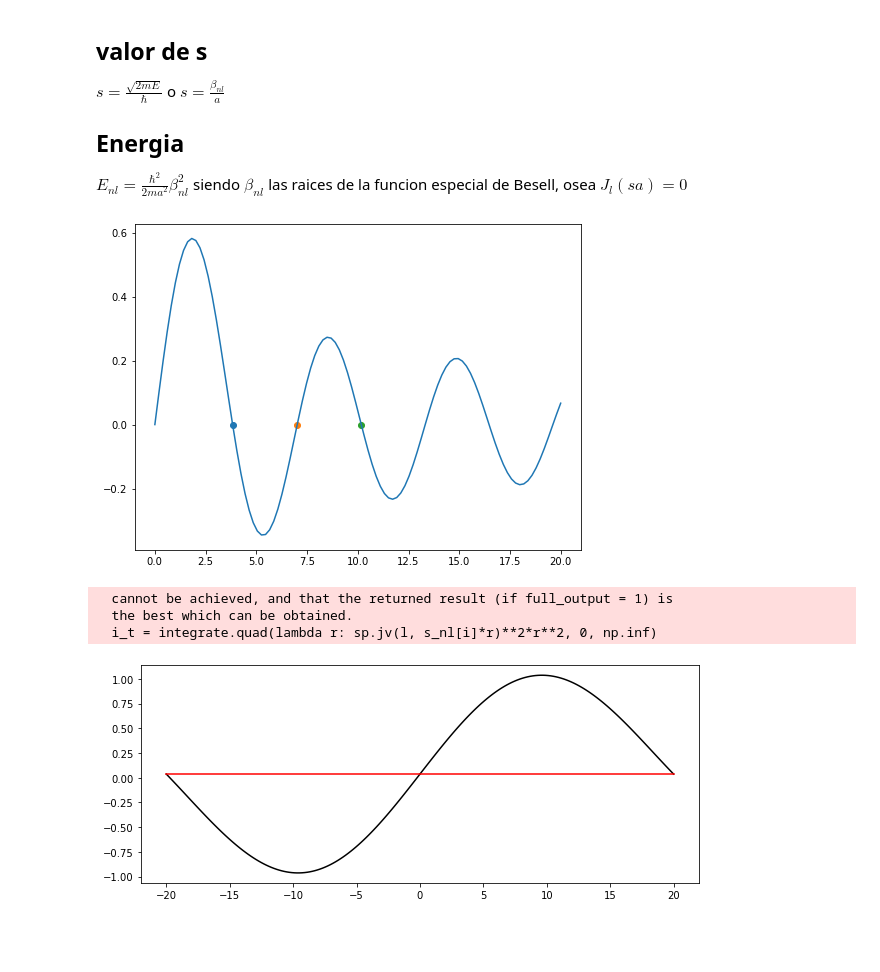
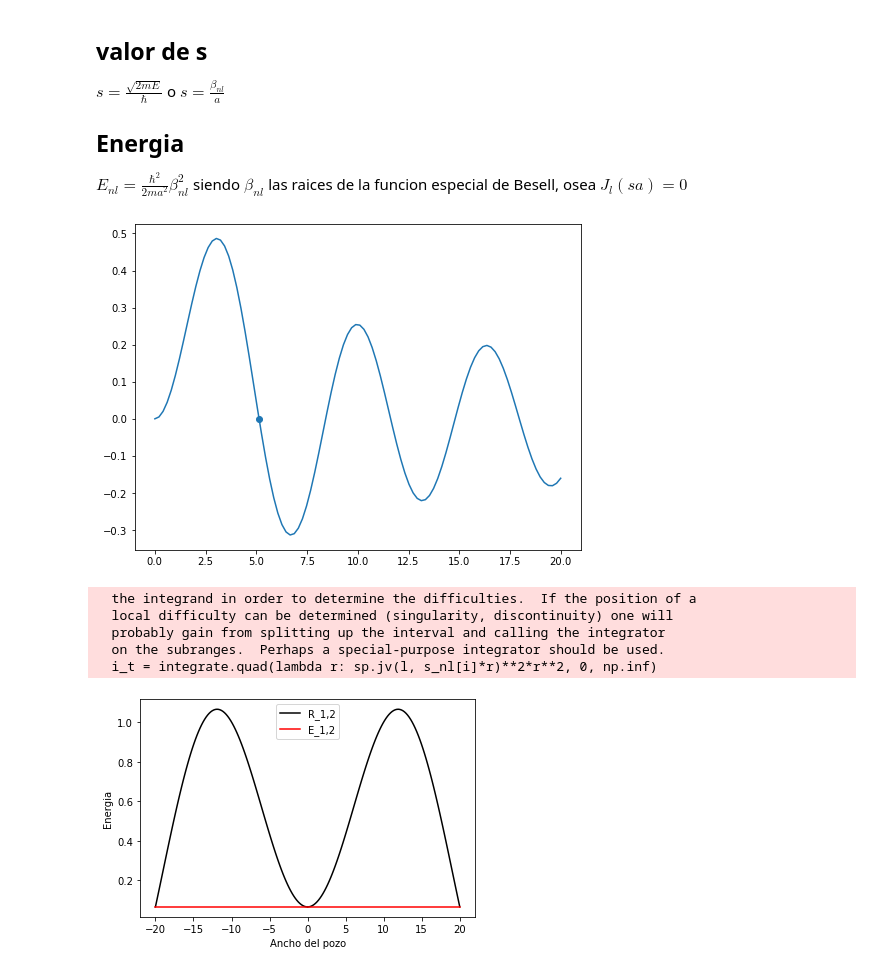
Before and after one commit to ColleaguePhy/Cuantica, a Jupyter notebook: Radial_Particula.ipynb, the cells around one changed output. Saved outputs shown, nothing was run; the diff lists cells and outputs as text; code cells hidden in the pictures; blank space fills up the shorter version.

```diff
--- a/Radial_Particula.ipynb
+++ b/Radial_Particula.ipynb
@@ -37,9 +37,9 @@ def FUN_BESSEL(a,n,l):
     for i in range(len(B_nl)):
         plt.scatter(B_nl[i],0)
 # %%
-FUN_BESSEL(20,3,1)
+FUN_BESSEL(20,1,2)
 # %% [output]
-[figure, old version]
+[figure, new version]
 # %%
 def FuncionRadial(a,n,l):
 
@@ -75,33 +74,39 @@ def FuncionRadial(a,n,l):
     return(R_nl,E_nl)
 # %%
 def Grafica_fun_Radial(a,n,l):
-    r = np.linspace(0,a,100)
+
     colores = ['black','dimgray','dimgrey','gray','grey','darkgray']
     colores1 = ['red','darkred','maroon','firebrick','brown','indianred']
     colores2 = ['midnightblue', 'navy', 'darkblue', 'mediumblue', 'blue',  'royalblue']
+    r = np.linspace(0,a,100)
     R_nl,E_nl=FuncionRadial(a,n,l)
+
     x=np.linspace(-a,a,100)
-    xx=np.linspace(-a,a,100)
 
-    plt.figure(figsize=(10,4))
 
-    for i in range(0,len(R_nl)):   # n=3; n=1,2,3
+    for i in range(0,len(R_nl)):
         if l% 2 == 0:
-            plt.plot(r,R_nl[i]/np.max(R_nl[i])+E_nl[i], color = colores[i])
-            plt.plot(-np.flip(r),np.flip(R_nl[i]/np.max(R_nl[i]))+E_nl[i], color = colores[i])
-            plt.plot(xx,[E_nl[i] for j in range(0,len(x))], colores1[i])
+            plt.plot(r,(R_nl[i]/np.max(R_nl[i])+E_nl[i]), color = colores[i], label='R_' +str(i+1)+','+str(l))
+            plt.plot(-np.flip(r), (np.flip(R_nl[i]/np.max(R_nl[i]))+E_nl[i]), color = colores[i])
+            plt.plot(x,[E_nl[i] for j in range(0,len(x))], colores1[i],label='E_'+ str(i+1)+','+str(l))
         else:
-            plt.plot(r,R_nl[i]/np.max(R_nl[i])+E_nl[i], colores[i])
-            plt.plot(-np.flip(r),-np.flip(R_nl[i]/np.max(R_nl[i]))+E_nl[i], color = colores[i])
-            plt.plot(xx,[E_nl[i] for j in range(0,len(x))], colores1[i])
+            plt.plot(r,(R_nl[i]/np.max(R_nl[i])+E_nl[i]), colores[i],label='R_'+ str(i+1)+','+str(l))
+            plt.plot(-np.flip(r),(-np.flip(R_nl[i]/np.max(R_nl[i]))+E_nl[i]), color = colores[i])
+            plt.plot(x,[E_nl[i] for j in range(0,len(x))], colores1[i],label='E_'+ str(i+1)+','+str(l))
+
+    plt.legend()
+    plt.xlabel('Ancho del pozo')
+    plt.ylabel('Energia')
     plt.show()
 # %%
-Grafica_fun_Radial(20,1,1)
+Grafica_fun_Radial(20,1,2)
 # %% [output]
-  cannot be achieved, and that the returned result (if full_output = 1) is
-  the best which can be obtained.
+  the integrand in order to determine the difficulties.  If the position of a
+  local difficulty can be determined (singularity, discontinuity) one will
+  probably gain from splitting up the interval and calling the integrator
+  on the subranges.  Perhaps a special-purpose integrator should be used.
   i_t = integrate.quad(lambda r: sp.jv(l, s_nl[i]*r)**2*r**2, 0, np.inf)
-[figure, old version]
+[figure, new version]
 # %%
 def FO_Elec_cascaron(a,n,l,m):
 
```
Also changed, not shown: parts of 12 cells of this notebook, 1 other file.
